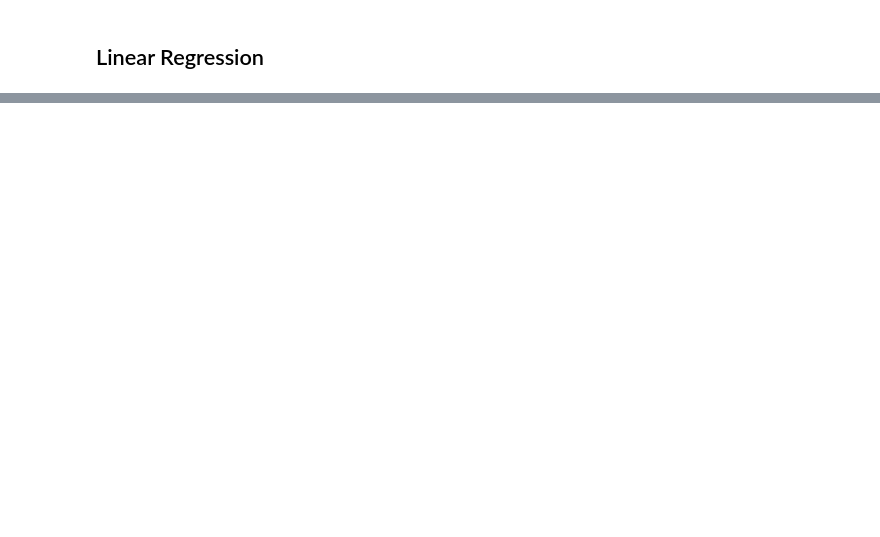
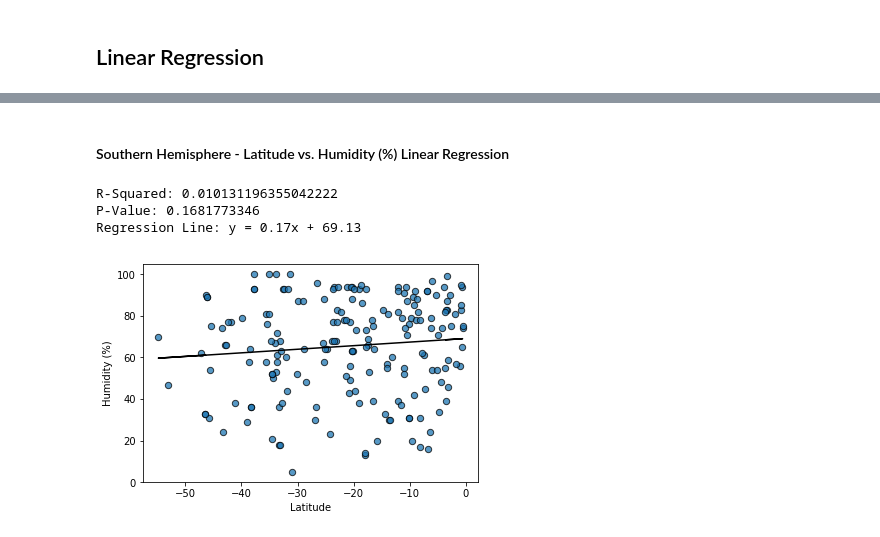
Before and after one commit to zclynchzc/python-api-challenge, a Jupyter notebook: WeatherPy/WeatherPy.ipynb, the cells around one changed output, grey strips where cells are left out. Cells and saved outputs as stored; diff of their text form; code cells hidden in the pictures; blank space fills up the shorter version.

```diff
--- a/WeatherPy/WeatherPy.ipynb
+++ b/WeatherPy/WeatherPy.ipynb
@@ -348,0 +275,20 @@ Regression Line: y = -0.1x + 7.33
+# %% [markdown]
+####  Southern Hemisphere - Latitude vs. Humidity (%) Linear Regression
+# %%
+southern_df.plot(kind='scatter', x='Lat', y='Humidity', s=40, edgecolors='k', alpha=0.75)
+plt.xlabel('Latitude')
+plt.ylabel('Humidity (%)')
+
+(southhumidity_slope, southhumidity_intercept, southhumidity_r, southhumidity_p, southhumidity_stderr) = linregress(southern_df['Lat'], southern_df['Humidity'])
+southhumidity_regress = southern_df['Lat'] * southhumidity_slope + southhumidity_intercept
+plt.plot(southern_df['Lat'], southhumidity_regress, color='k')
+
+print(f'R-Squared: {southhumidity_r**2}')
+print(f'P-Value: {format(southhumidity_p,".10f")}')
+print(f'Regression Line: y = {round(southhumidity_slope, 2)}x + {round(southhumidity_intercept, 2)}')
+plt.show()
+# %% [output]
+R-Squared: 0.010131196355042222
+P-Value: 0.1681773346
+Regression Line: y = 0.17x + 69.13
+[figure, added]
```
Also changed, not shown: parts of 47 cells of this notebook, 6 other files.
